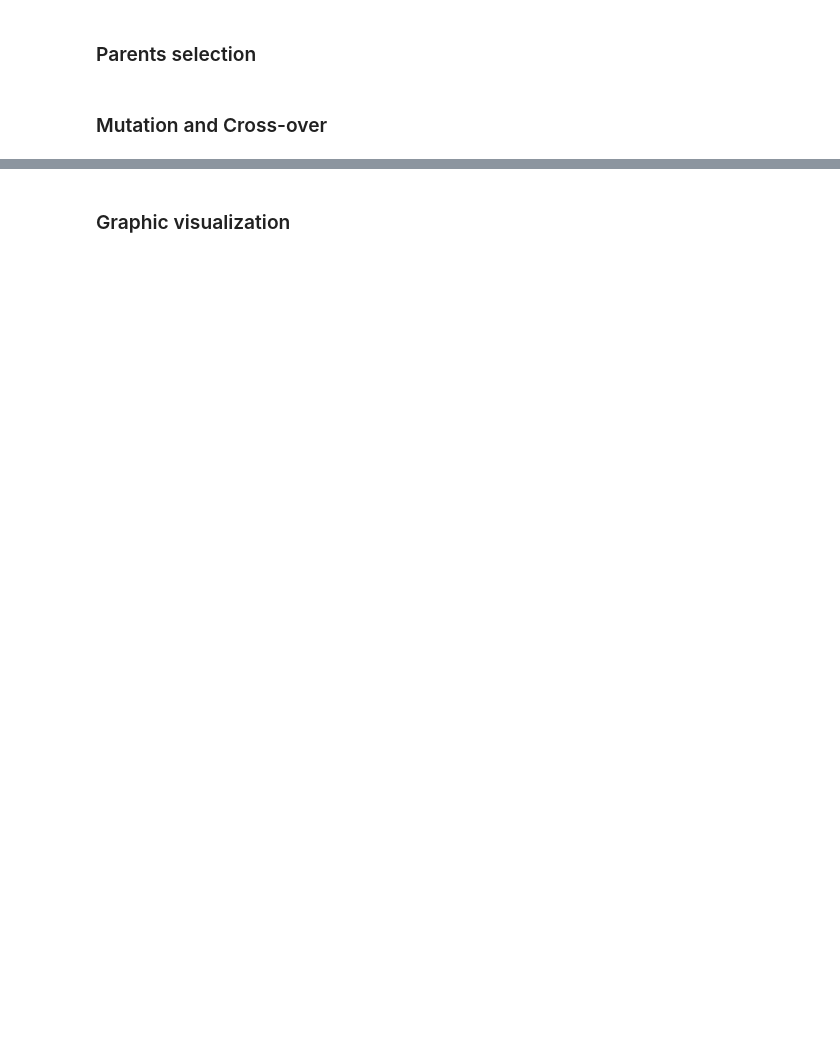
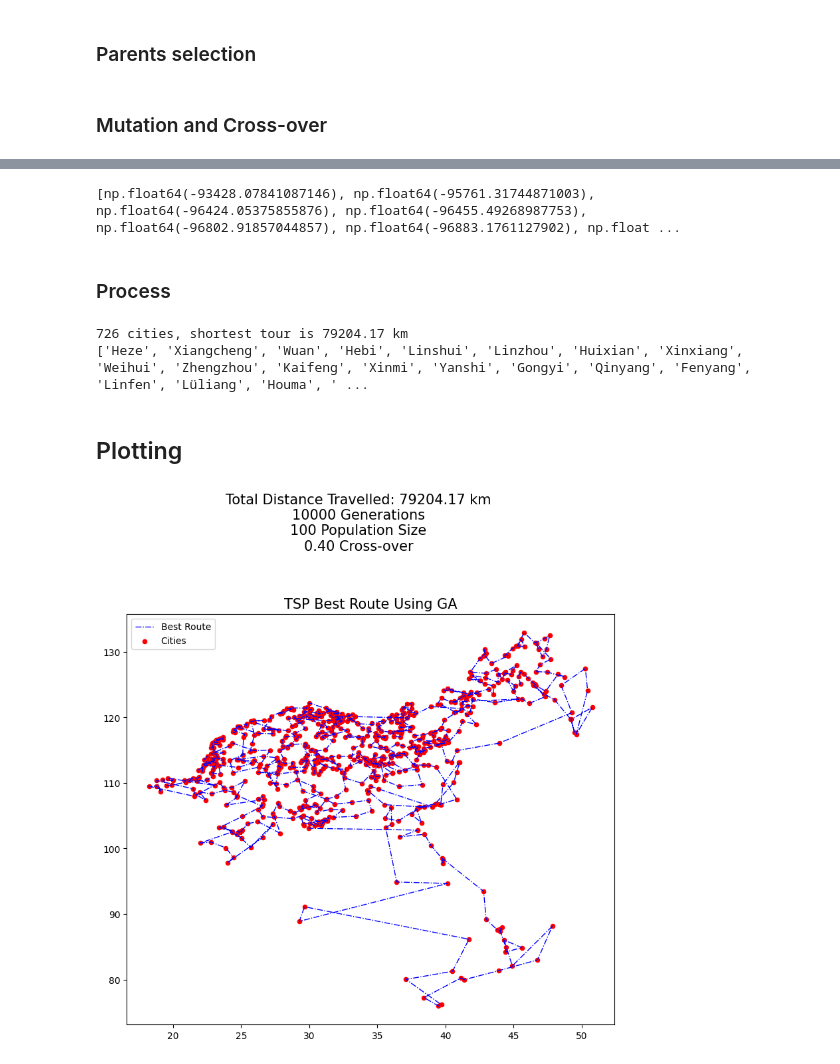
Before and after one commit to AgneseRe/CI2024_lab2, a Jupyter notebook: tsp.ipynb, the cells around one changed output, grey strips where cells are left out. Drawn from its saved outputs; the diff is of its cells as text; code cells hidden in the pictures; blank space fills up the shorter version.

```diff
--- a/tsp.ipynb
+++ b/tsp.ipynb
@@ -209,16 +207,23 @@ def hill_climbing(individual: Individual) -> Individual:
         if delta_fitness > 0:
             improved_individual = neighbor
     return improved_individual
+# %%
+# Initial population
+for _ in range(POPULATION_SIZE):
+       start_city = int(rng.choice(CITY_INDEXES))
+       population.append(greedy_neighbor(start_city))
+print(sorted([i.fitness for i in population], reverse=True))
+# %% [output]
+[np.float64(-93428.07841087146), np.float64(-95761.31744871003), np.float64(-96424.05375855876), np.float64(-96455.49268987753), np.float64(-96802.91857044857), np.float64(-96883.1761127902), np.float ...
+# %% [markdown]
+### Process
 # %%
 CROSSOVER_PROBABILITY = .40
 OFFSPRING_SIZE = POPULATION_SIZE//5
-NUM_GENERATIONS = 100000
-
-best_fitness = []
+NUM_GENERATIONS = 10000
 
 for _ in range(NUM_GENERATIONS):
     population.sort(key = lambda i: i.fitness, reverse=True)
-    best_fitness.append(population[0].fitness)
     offsprings = []
 
     while len(offsprings) < OFFSPRING_SIZE:
@@ -238,26 +243,33 @@ for _ in range(NUM_GENERATIONS):
 
 population.sort(key = lambda i: i.fitness, reverse = True)
 shortest_path = [str(CITIES_NAMES[index]) for index in population[0].genome]
-print(f"{len(CITIES)} cities, shortest tour is {population[0].fitness:.2f} km")
+print(f"{len(CITIES)} cities, shortest tour is {-population[0].fitness:.2f} km")
 print(shortest_path)
-print(best_fitness)
+# %% [output]
+726 cities, shortest tour is 79204.17 km
+['Heze', 'Xiangcheng', 'Wuan', 'Hebi', 'Linshui', 'Linzhou', 'Huixian', 'Xinxiang', 'Weihui', 'Zhengzhou', 'Kaifeng', 'Xinmi', 'Yanshi', 'Gongyi', 'Qinyang', 'Fenyang', 'Linfen', 'Lüliang', 'Houma', ' ...
-# %% [markdown]
-### Graphic visualization
+# %% [markdown]
+## Plotting
 # %%
 lat_shortest = [CITIES.iloc[index]['Lat'] for index in population[0].genome]
 long_shortest = [CITIES.iloc[index]['Long'] for index in population[0].genome]
 lat_shortest.append(lat_shortest[0])
 long_shortest.append(long_shortest[0])
 
 fig, ax = plt.subplots()
-ax.plot(lat_shortest, long_shortest, '--go', label='Best Route', linewidth=1)
+ax.plot(lat_shortest, long_shortest, linestyle="-.", color="blue", label='Best Route', linewidth=1)
+ax.scatter(lat_shortest, long_shortest, color='red', marker='o', label='Cities', s=20)
 plt.legend()
 
 plt.title(label="TSP Best Route Using GA", fontsize=15, color="k")
-str_params = '\n'+str(NUM_GENERATIONS)+' Generations\n'+str(POPULATION_SIZE)+' Population Size\n'+str(CROSSOVER_PROBABILITY)+' Crossover\n'
+str_params = f'\n{NUM_GENERATIONS} Generations\n{POPULATION_SIZE} Population Size\n{CROSSOVER_PROBABILITY:.2f} Cross-over'
 plt.suptitle("Total Distance Travelled: " +
              str(round(population[0].fitness, 2))[1:] + " km" +
              str_params, fontsize=15, y = 1.047)
 
-fig.set_size_inches(12, 10)
+fig.set_size_inches(8, 8)
+plt.tight_layout()
+plt.savefig('plots/tsp_best_route_china.png', dpi=300, bbox_inches='tight')
 plt.show()
+# %% [output]
+[figure, added]
```
Also changed, not shown: parts of 12 cells of this notebook, 6 other files.
